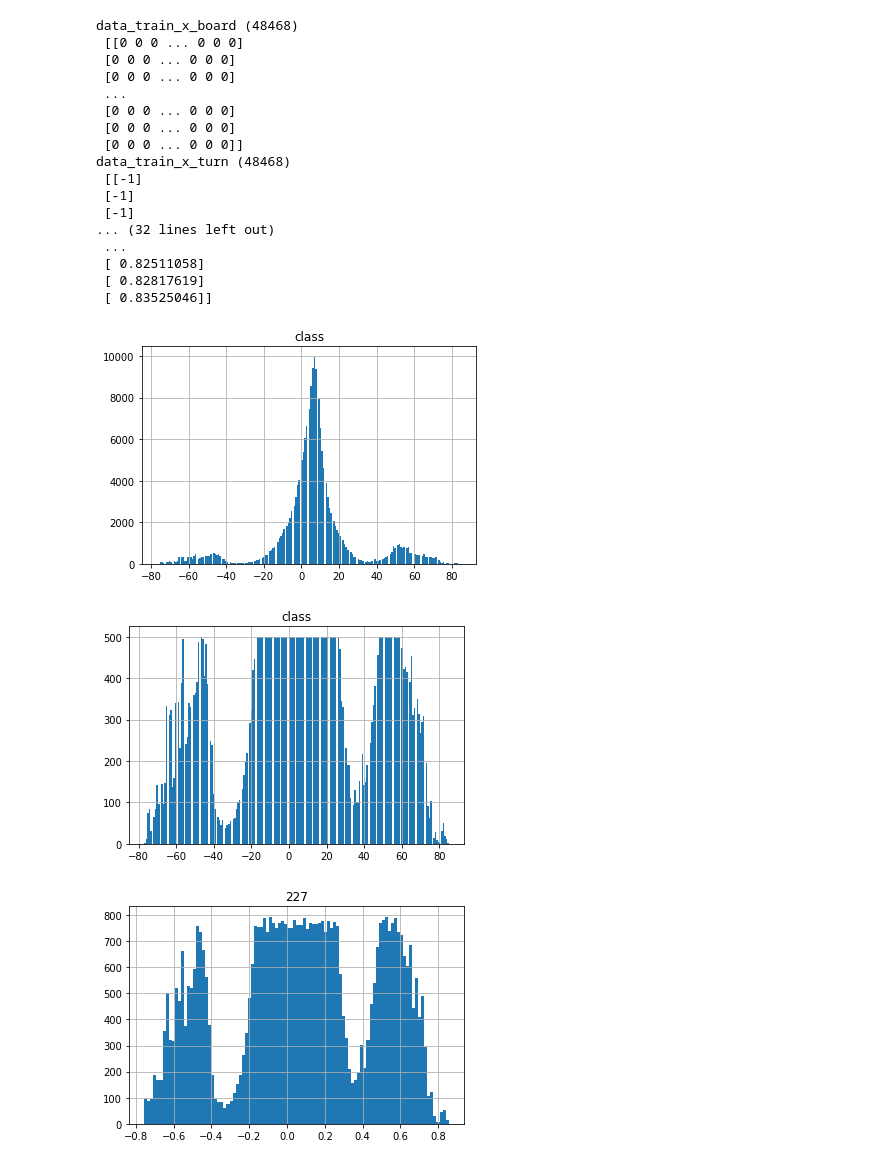
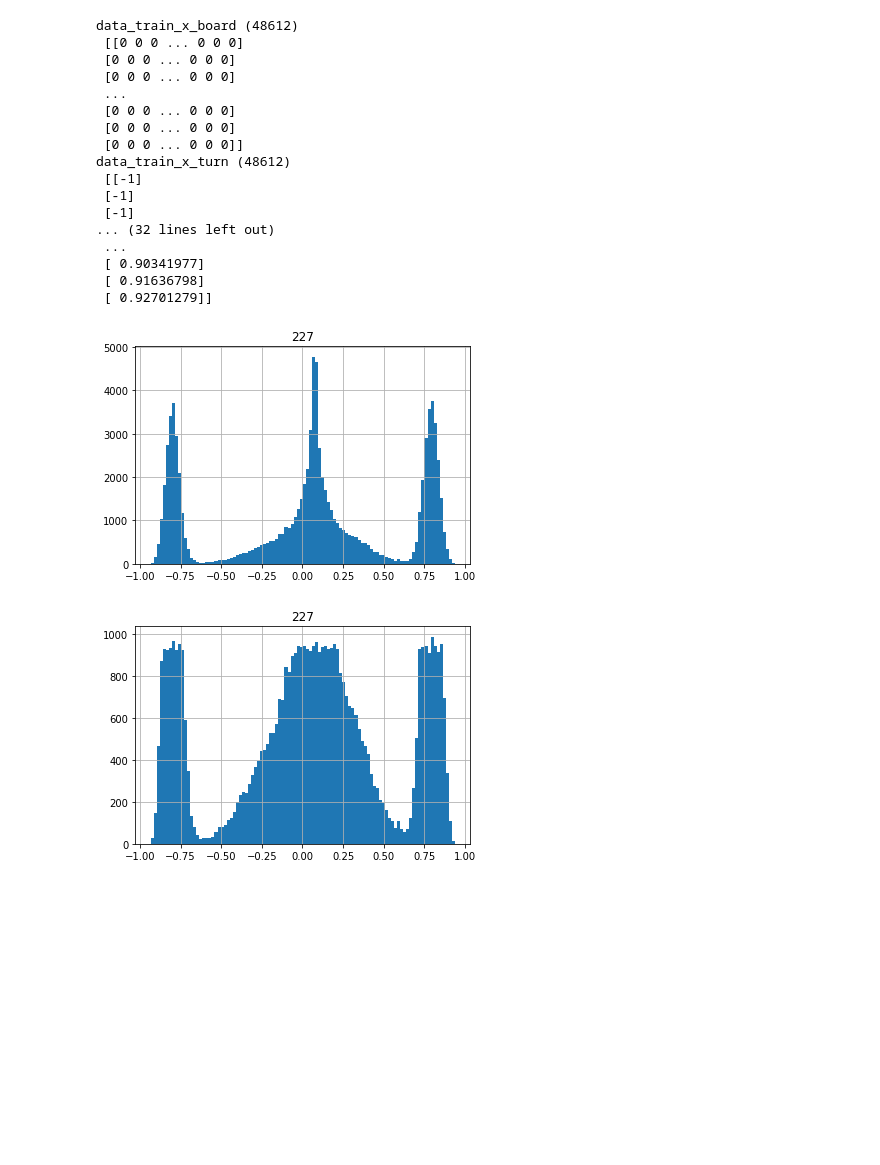
Before and after one commit to akmsprhns-edu/BakD-GomokuTrainer, a Jupyter notebook: PythonScripts/TrainSupervisedV2.ipynb, the cells around one changed output. Drawn from its saved outputs; the diff is of its cells as text; code cells hidden in the pictures; blank space fills up the shorter version.

Commit message:
Comments & train dataset generator update

```diff
--- a/PythonScripts/TrainSupervisedV2.ipynb
+++ b/PythonScripts/TrainSupervisedV2.ipynb
@@ -14,68 +14,70 @@ from os import path
 from datetime import datetime
 # %%
 data_raw = pd.concat([
-    pd.read_csv("C:\\Projects\\TrainDatasetGenerator\\v2_2021-05-05_09-26-20.csv", header=None, sep=';', decimal=","),
-    pd.read_csv("C:\\Projects\\TrainDatasetGenerator\\v2_I30000_MEC1000_05-06_10-36-25.csv", header=None, sep=';', decimal=",")
+    #pd.read_csv("C:\\Projects\\TrainDatasetGenerator\\v2_2021-05-05_09-26-20.csv", header=None, sep=';', decimal=","),
+    #pd.read_csv("C:\\Projects\\TrainDatasetGenerator\\v2_I30000_MEC1000_05-06_10-36-25.csv", header=None, sep=';', decimal=","),
+    #pd.read_csv("C:\\Projects\\TrainDatasetGenerator\\I30000_MEC1000_05-21_13-05-06.csv", header=None, sep=';', decimal=",")
+    pd.read_csv("C:\\Projects\\TrainDatasetGenerator\\I5000_05-21_17-51-38.csv", header=None, sep=';', decimal=","),
+    pd.read_csv("C:\\Projects\\TrainDatasetGenerator\\I5000_05-21_17-52-16.csv", header=None, sep=';', decimal=",")
 ], ignore_index = True)
 input_slice = range(225)
 ##Reverse first player evaluations
 #print("before \n", data_raw[lambda x: x[450] == 1])
-data_raw = data_raw[data_raw[227] != 1].reset_index(drop = True)
-data_raw.loc[lambda x: x[225] == 1,227] = data_raw.loc[lambda x: x[225] == 1,227].apply(lambda x: x*-1)
+data_raw = data_raw[(data_raw[227] != 1) & (data_raw[227] != -1)].reset_index(drop = True)
+#data_raw.loc[lambda x: x[225] == 1,227] = data_raw.loc[lambda x: x[225] == 1,227].apply(lambda x: x*-1)
 #data_raw.loc[lambda x: x[225] == 1,input_slice] = data_raw.loc[lambda x: x[225] == 1,input_slice].apply(lambda x: x*-1)
 #print("after \n", data_raw[lambda x: x[450] == 1])
+
+data_raw.hist(column=227, bins=100)
+
 data_raw["class"] = data_raw[227] // 0.01
 
-data_raw.hist(column="class", bins=200)
+#data_raw.hist(column="class", bins=100)
 
 max_class_count = 500
 
 data_raw = data_raw.groupby("class").apply(lambda x: x.sample(max_class_count if len(x) > max_class_count else len(x) )).reset_index(drop=True)
-
-data_raw.hist(column="class", bins=200)
+#data_raw.hist(column="class", bins=100)
+data_raw.hist(column=227, bins=100)
 
 data_train = data_raw[data_raw.index % 20 != 0].reset_index(drop = True)
 data_validation = data_raw[data_raw.index % 20 == 0].reset_index(drop = True)
 
 data_train_x_board = data_train[input_slice].to_numpy()
-data_train_x_turn = data_train[225].to_numpy().reshape((-1,1)) * -2 + 3
+data_train_x_turn = data_train[225].to_numpy().reshape((-1,1))
 data_validation_x_board = data_validation[input_slice].to_numpy()
-data_validation_x_turn = data_validation[225].to_numpy().reshape((-1,1)) * -2 + 3
+data_validation_x_turn = data_validation[225].to_numpy().reshape((-1,1))
 
 data_train_y = data_train[[227]].to_numpy()
 data_validation_y = data_validation[[227]].to_numpy()
-
-data_train.hist(column=227, bins=100)
-
 
 
 print(f"data_train_x_board ({len(data_train_x_board)}) \n", data_train_x_board)
 print(f"data_train_x_turn ({len(data_train_x_turn)}) \n", data_train_x_turn)
 print(f"data_train_y ({len(data_train_y)}) \n", data_train_y)
 print(f"data_validation_x_board ({len(data_validation_x_board)}) \n", data_validation_x_board)
 print(f"data_validation_x_turn ({len(data_validation_x_turn)}) \n", data_validation_x_turn)
 print(f"data_validation_y ({len(data_validation_y)}) \n", data_validation_y)
 
 #print(data_train_x[100])
 #print(data_train_y[100])
 # %% [output]
-data_train_x_board (48468)
+data_train_x_board (48612)
  [[0 0 0 ... 0 0 0]
  [0 0 0 ... 0 0 0]
  [0 0 0 ... 0 0 0]
  ...
  [0 0 0 ... 0 0 0]
  [0 0 0 ... 0 0 0]
  [0 0 0 ... 0 0 0]]
-data_train_x_turn (48468)
+data_train_x_turn (48612)
  [[-1]
  [-1]
  [-1]
 ... (32 lines left out)
  ...
- [ 0.82511058]
- [ 0.82817619]
- [ 0.83525046]]
+ [ 0.90341977]
+ [ 0.91636798]
+ [ 0.92701279]]
-[figure, old version]
+[figure, new version]
-[figure, old version]
+[figure, new version]
-[figure, removed]
```
Also changed, not shown: parts of 5 cells of this notebook, 5 other files.
